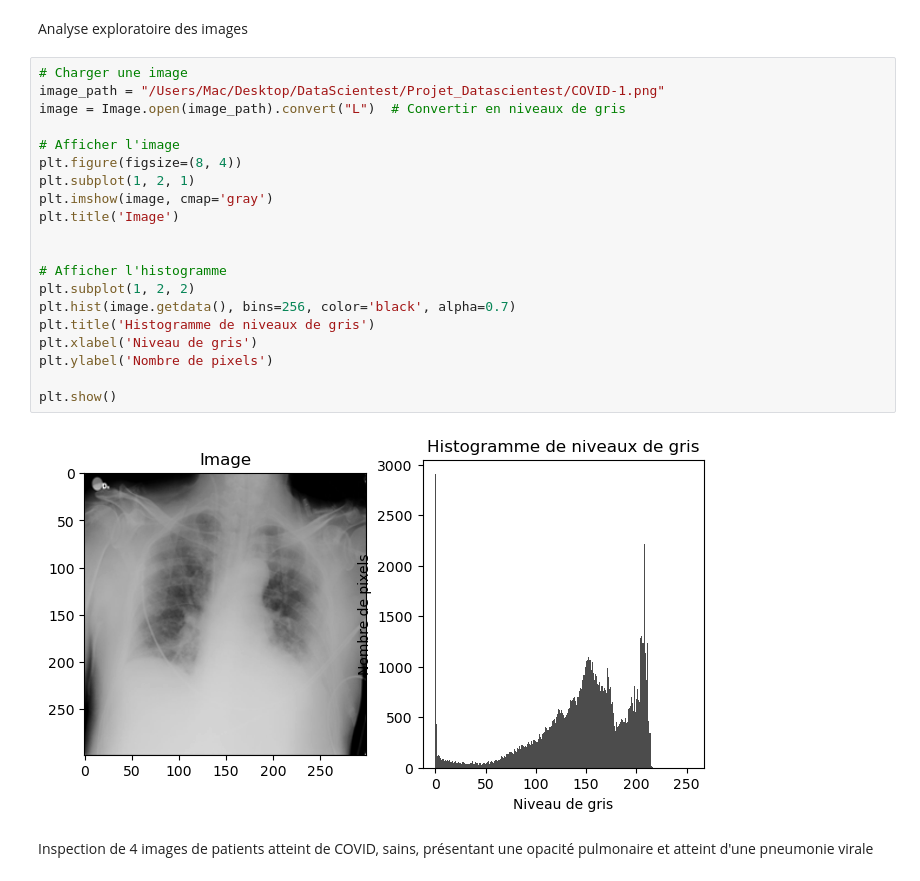
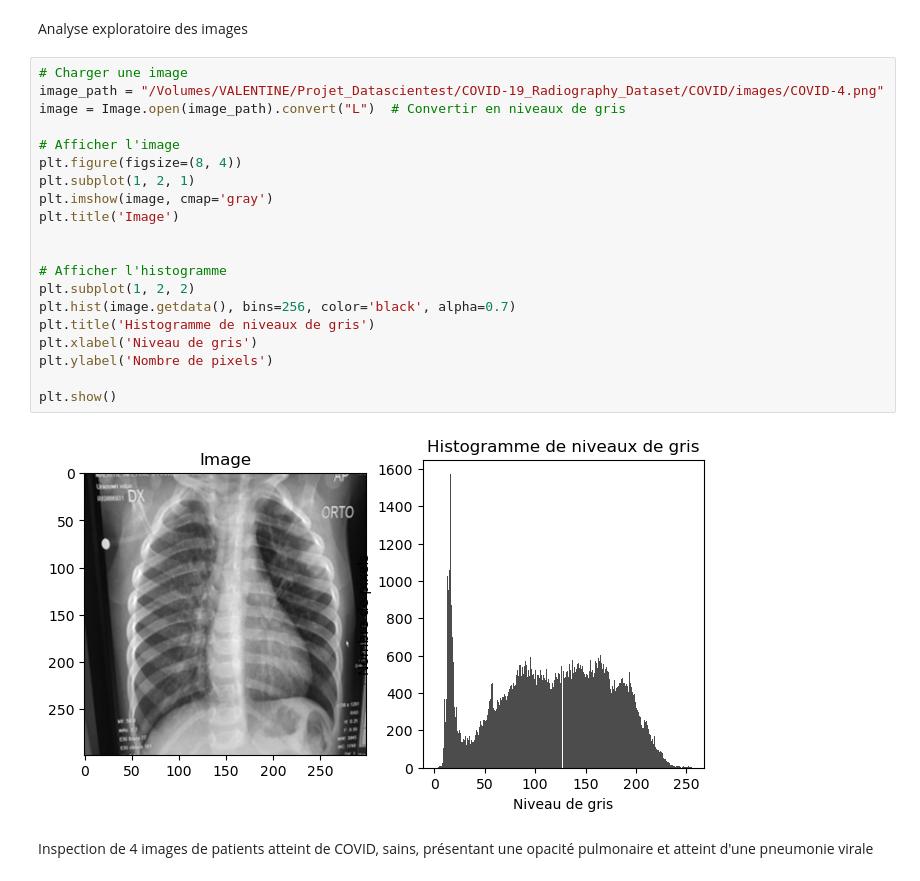
Before and after one commit to ropakolai/Projet_Datascientest, a Jupyter notebook: Exploration_DataViz/Exploration_DataViz.ipynb, the cells around one changed output. Cells and saved outputs as stored; diff of their text form.

Commit message:
Update
Des graphs en plus, stats sur 50 echantillon aléatoire par catégorie

```diff
--- a/Exploration_DataViz/Exploration_DataViz.ipynb
+++ b/Exploration_DataViz/Exploration_DataViz.ipynb
@@ -178,26 +216,26 @@ fig.show()
 Analyse exploratoire des images
 # %%
 # Charger une image
-image_path = "/Users/Mac/Desktop/DataScientest/Projet_Datascientest/COVID-1.png"
+image_path = "/Volumes/VALENTINE/Projet_Datascientest/COVID-19_Radiography_Dataset/COVID/images/COVID-4.png"
 image = Image.open(image_path).convert("L")  # Convertir en niveaux de gris
 
 # Afficher l'image
 plt.figure(figsize=(8, 4))
 plt.subplot(1, 2, 1)
 plt.imshow(image, cmap='gray')
 plt.title('Image')
 
 
 # Afficher l'histogramme
 plt.subplot(1, 2, 2)
 plt.hist(image.getdata(), bins=256, color='black', alpha=0.7)
 plt.title('Histogramme de niveaux de gris')
 plt.xlabel('Niveau de gris')
 plt.ylabel('Nombre de pixels')
 
 plt.show()
 # %% [output]
-[figure, old version]
+[figure, new version]
 # %% [markdown]
 Inspection de 4 images de patients atteint de COVID, sains, présentant une opacité pulmonaire et atteint d'une pneumonie virale
 # %%
```
Also changed, not shown: parts of 10 cells of this notebook, 1 other file.
